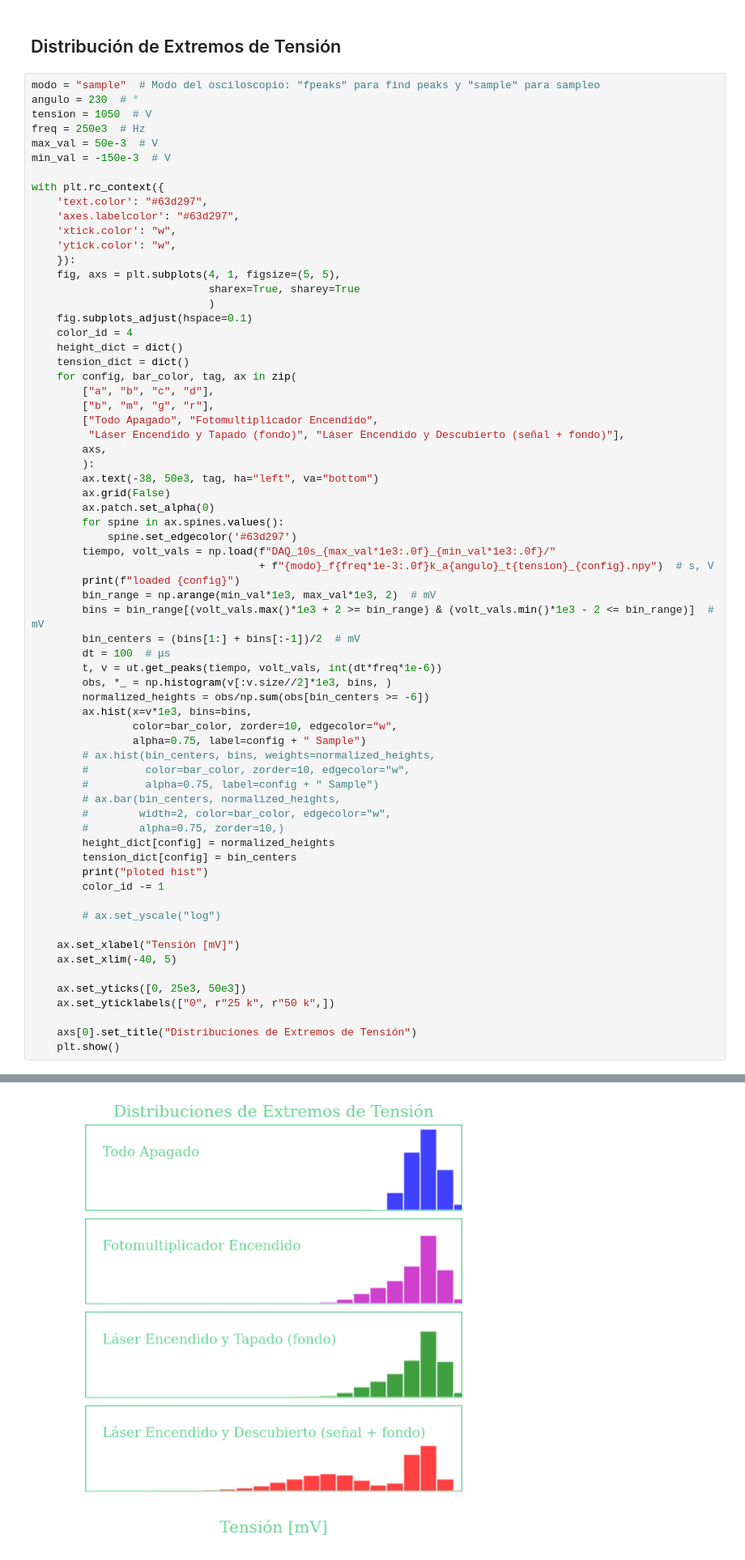
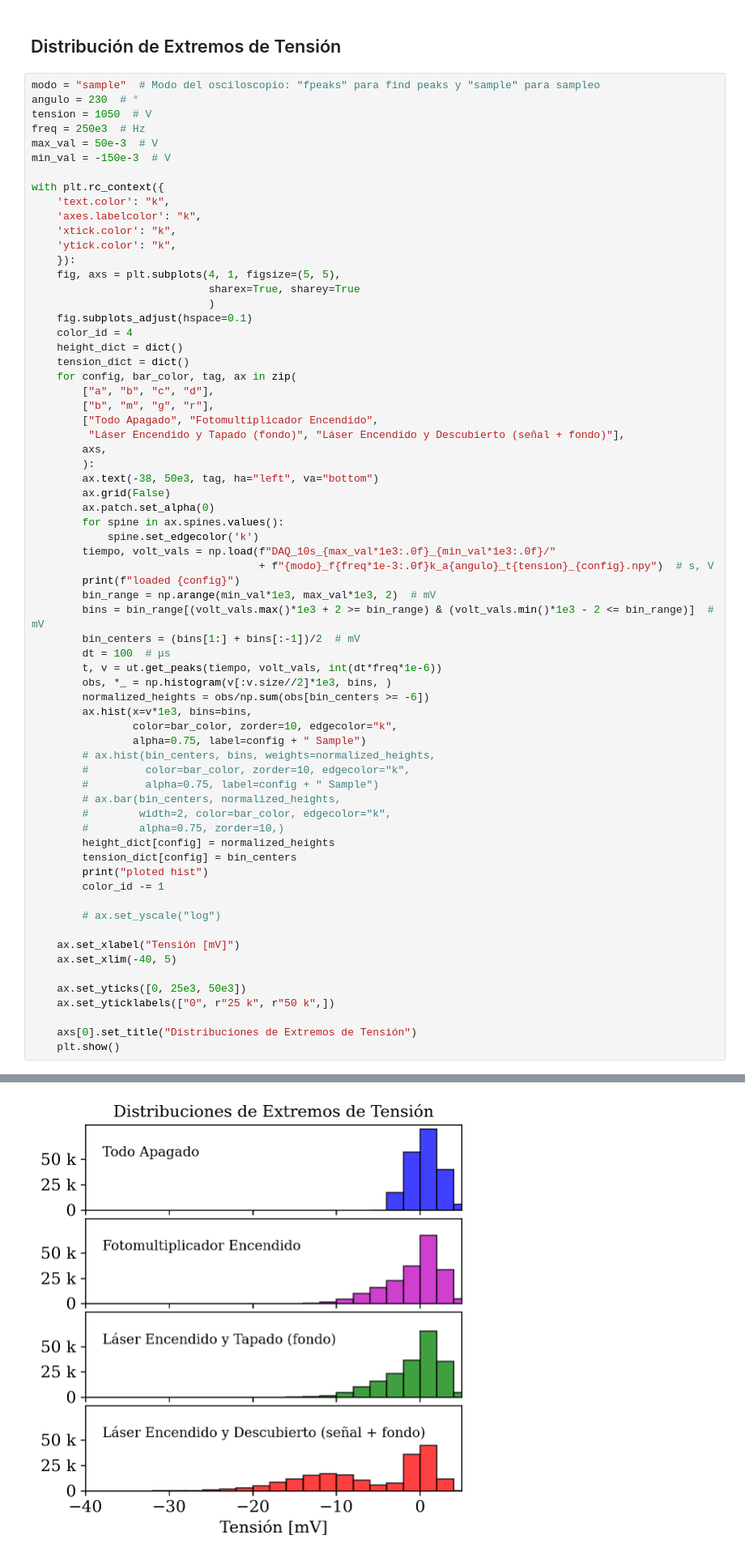
Before and after one commit to agustinbrusco/Laboratorio5, a Jupyter notebook: Datos y código - Práctica 3/plots_charla.ipynb, the cells around one changed output, grey strips where cells are left out. Shown at 81% size. Drawn from its saved outputs; the diff is of its cells as text.

```diff
--- a/Datos y código - Práctica 3/plots_charla.ipynb
+++ b/Datos y código - Práctica 3/plots_charla.ipynb
@@ -127,10 +127,10 @@ max_val = 50e-3  # V
 min_val = -150e-3  # V
 
 with plt.rc_context({
-    'text.color': "#63d297",
-    'axes.labelcolor': "#63d297",
-    'xtick.color': "w",
-    'ytick.color': "w",
+    'text.color': "k",
+    'axes.labelcolor': "k",
+    'xtick.color': "k",
+    'ytick.color': "k",
     }):
     fig, axs = plt.subplots(4, 1, figsize=(5, 5),
                             sharex=True, sharey=True
@@ -150,7 +150,7 @@ with plt.rc_context({
         ax.grid(False)
         ax.patch.set_alpha(0)
         for spine in ax.spines.values():
-            spine.set_edgecolor('#63d297')
+            spine.set_edgecolor('k')
         tiempo, volt_vals = np.load(f"DAQ_10s_{max_val*1e3:.0f}_{min_val*1e3:.0f}/"
                                     + f"{modo}_f{freq*1e-3:.0f}k_a{angulo}_t{tension}_{config}.npy")  # s, V
         print(f"loaded {config}")
@@ -162,39 +162,39 @@ with plt.rc_context({
         obs, *_ = np.histogram(v[:v.size//2]*1e3, bins, )
         normalized_heights = obs/np.sum(obs[bin_centers >= -6])
         ax.hist(x=v*1e3, bins=bins,
-                color=bar_color, zorder=10, edgecolor="w",
+                color=bar_color, zorder=10, edgecolor="k",
                 alpha=0.75, label=config + " Sample")
         # ax.hist(bin_centers, bins, weights=normalized_heights,
-        #         color=bar_color, zorder=10, edgecolor="w",
+        #         color=bar_color, zorder=10, edgecolor="k",
         #         alpha=0.75, label=config + " Sample")
         # ax.bar(bin_centers, normalized_heights,
-        #        width=2, color=bar_color, edgecolor="w",
+        #        width=2, color=bar_color, edgecolor="k",
         #        alpha=0.75, zorder=10,)
         height_dict[config] = normalized_heights
         tension_dict[config] = bin_centers
         print("ploted hist")
         color_id -= 1
 
         # ax.set_yscale("log")
 
     ax.set_xlabel("Tensión [mV]")
     ax.set_xlim(-40, 5)
 
     ax.set_yticks([0, 25e3, 50e3])
     ax.set_yticklabels(["0", r"25 k", r"50 k",])
 
     axs[0].set_title("Distribuciones de Extremos de Tensión")
     plt.show()
 # %% [output]
 loaded a
 ploted hist
 loaded b
 ploted hist
 loaded c
 ploted hist
 loaded d
 ploted hist
-[figure, old version]
+[figure, new version]
 # %% [markdown]
 ## Umbral de Detección
 # %%
```
Also changed, not shown: parts of 4 cells of this notebook.
